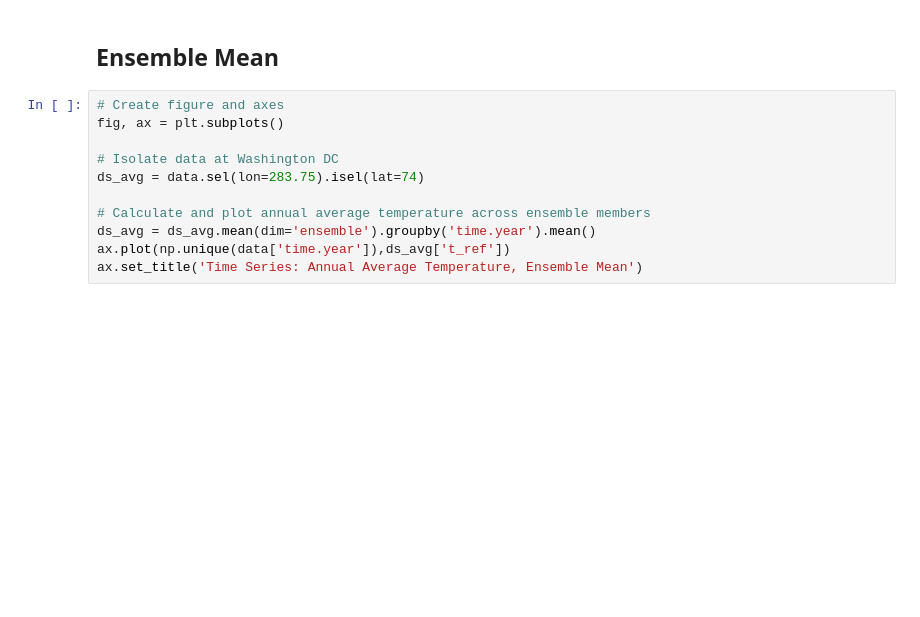
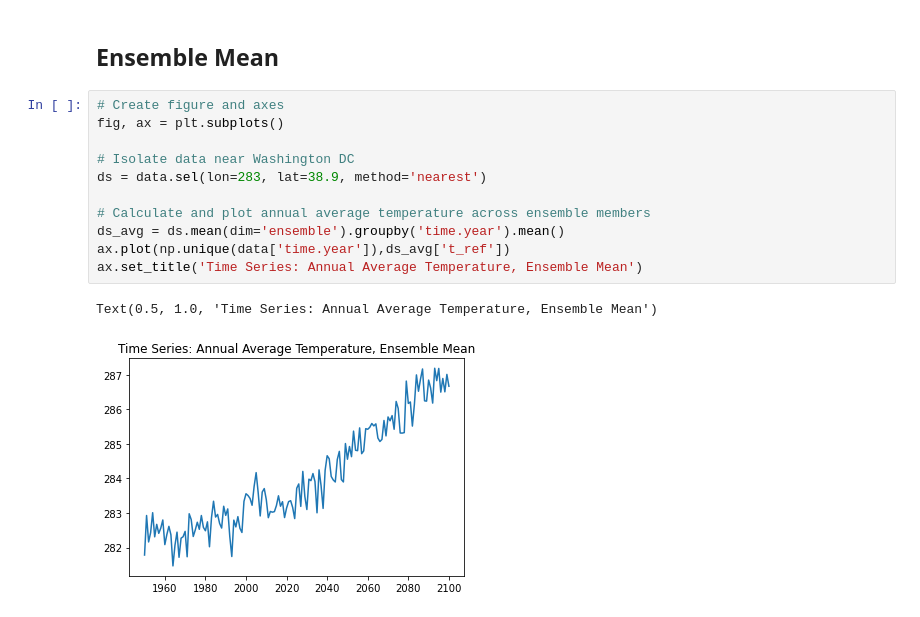
Before and after one commit to KYan19/pei, a Jupyter notebook: notebooks/1.2_TimeSeries.ipynb, the cells around one changed output. Cells and saved outputs as stored; diff of their text form; blank space fills up the shorter version.

```diff
--- a/notebooks/1.2_TimeSeries.ipynb
+++ b/notebooks/1.2_TimeSeries.ipynb
@@ -41,11 +38,14 @@ for i in range (0,3):
 # %%
 # Create figure and axes
 fig, ax = plt.subplots()
 
-# Isolate data at Washington DC
-ds_avg = data.sel(lon=283.75).isel(lat=74)
+# Isolate data near Washington DC
+ds = data.sel(lon=283, lat=38.9, method='nearest')
 
 # Calculate and plot annual average temperature across ensemble members
-ds_avg = ds_avg.mean(dim='ensemble').groupby('time.year').mean()
+ds_avg = ds.mean(dim='ensemble').groupby('time.year').mean()
 ax.plot(np.unique(data['time.year']),ds_avg['t_ref'])
 ax.set_title('Time Series: Annual Average Temperature, Ensemble Mean')
+# %% [output]
+Text(0.5, 1.0, 'Time Series: Annual Average Temperature, Ensemble Mean')
+[figure, added]
```
Also changed, not shown: parts of 2 cells of this notebook, 1 other file.
